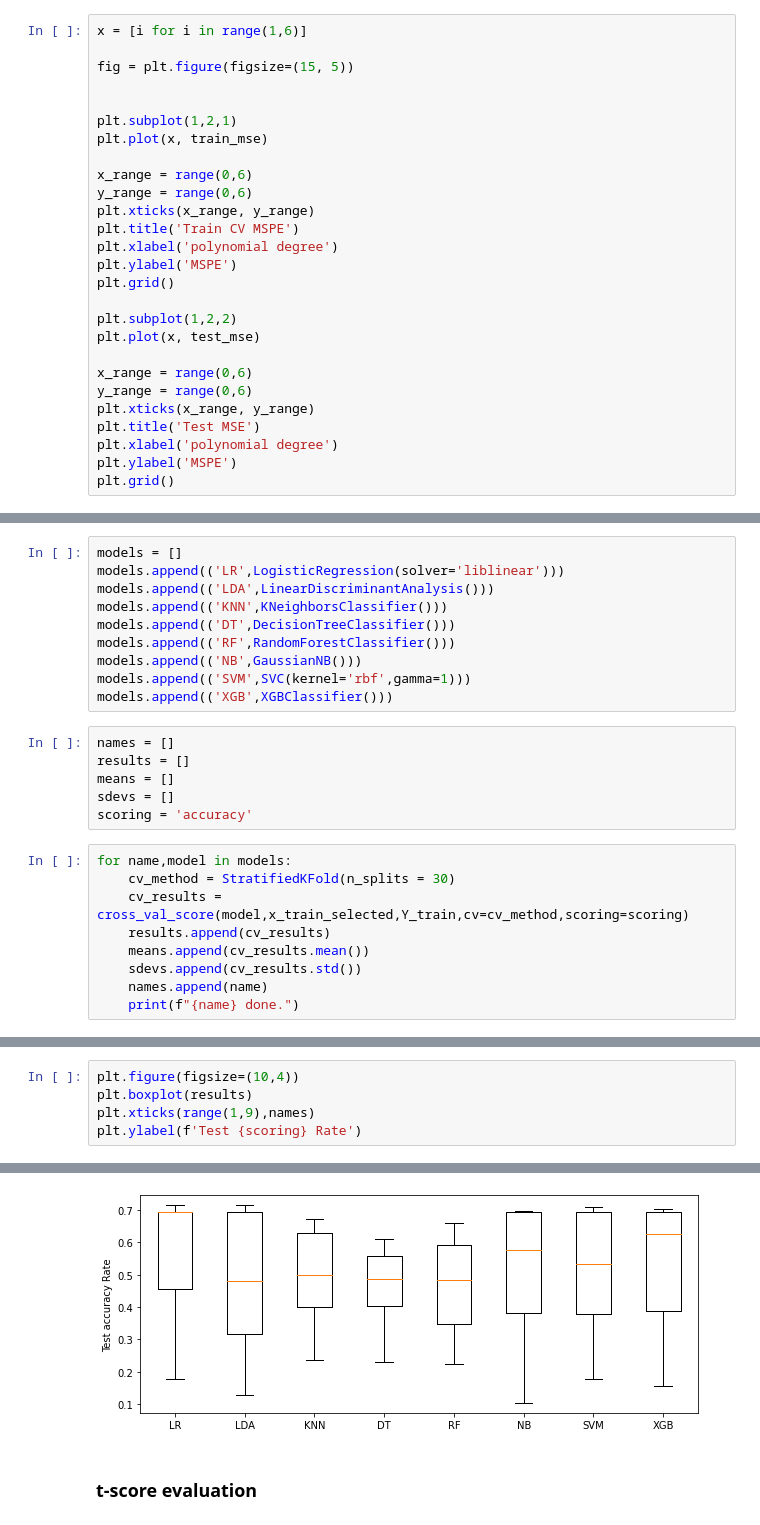
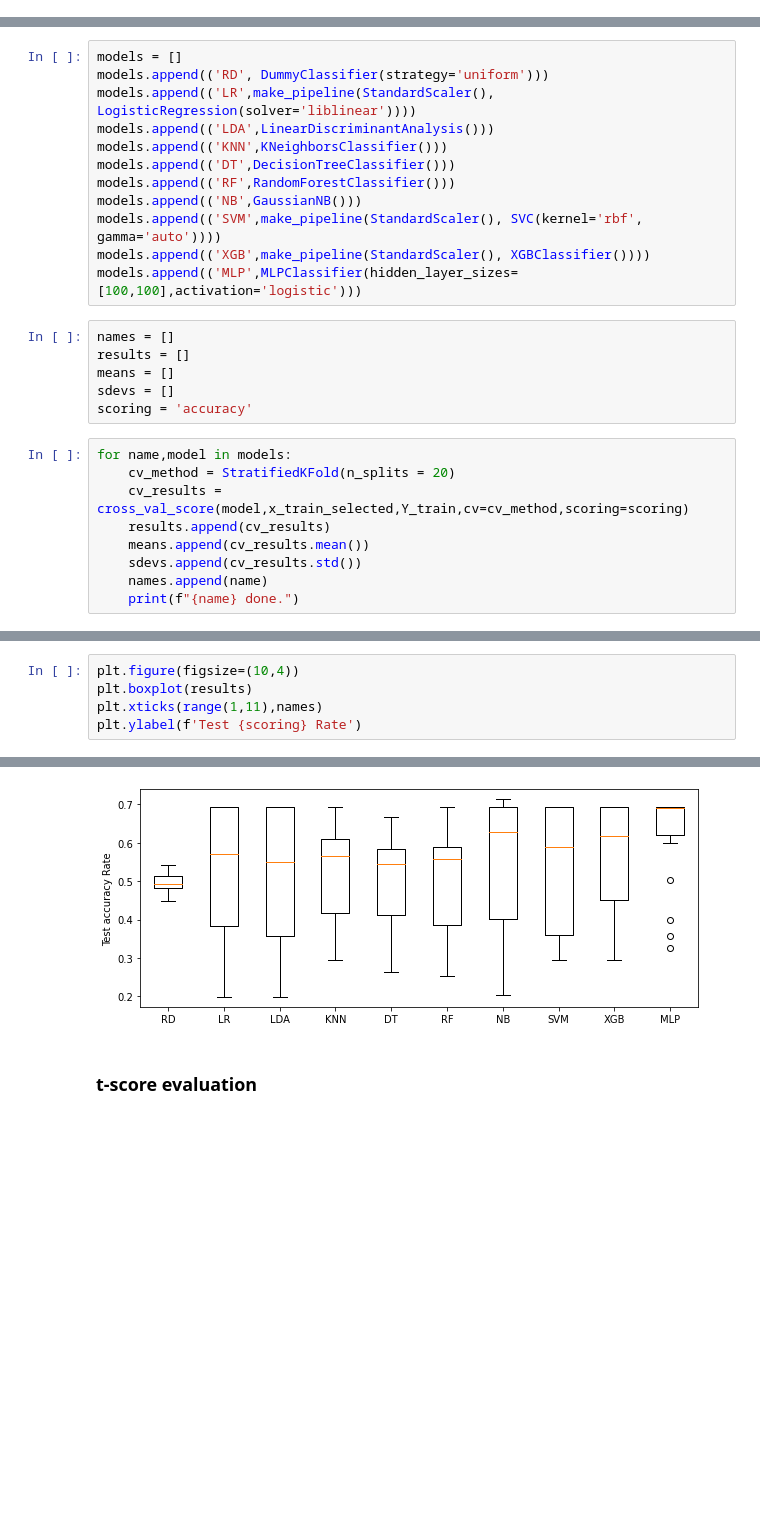
Before and after one commit to k11tqa25/nlp_based_recommender, a Jupyter notebook: neo4j.ipynb, the cells around one changed output, grey strips where cells are left out. Cells and saved outputs as stored; diff of their text form; blank space fills up the shorter version.

```diff
--- a/neo4j.ipynb
+++ b/neo4j.ipynb
@@ -602,30 +703,3 @@ MemoryError:
-# %%
-x = [i for i in range(1,6)]
-
-fig = plt.figure(figsize=(15, 5))
-
-
-plt.subplot(1,2,1)
-plt.plot(x, train_mse)
-
-x_range = range(0,6)
-y_range = range(0,6)
-plt.xticks(x_range, y_range)
-plt.title('Train CV MSPE')
-plt.xlabel('polynomial degree')
-plt.ylabel('MSPE')
-plt.grid()
-
-plt.subplot(1,2,2)
-plt.plot(x, test_mse)
-
-x_range = range(0,6)
-y_range = range(0,6)
-plt.xticks(x_range, y_range)
-plt.title('Test MSE')
-plt.xlabel('polynomial degree')
-plt.ylabel('MSPE')
-plt.grid()
 # %% [markdown]
 ### Classification
 # %% [markdown]
@@ -710,14 +784,16 @@ Using TensorFlow backend.
 #### Cross Vaidation
 # %%
 models = []
-models.append(('LR',LogisticRegression(solver='liblinear')))
+models.append(('RD', DummyClassifier(strategy='uniform')))
+models.append(('LR',make_pipeline(StandardScaler(), LogisticRegression(solver='liblinear'))))
 models.append(('LDA',LinearDiscriminantAnalysis()))
 models.append(('KNN',KNeighborsClassifier()))
 models.append(('DT',DecisionTreeClassifier()))
 models.append(('RF',RandomForestClassifier()))
 models.append(('NB',GaussianNB()))
-models.append(('SVM',SVC(kernel='rbf',gamma=1)))
-models.append(('XGB',XGBClassifier()))
+models.append(('SVM',make_pipeline(StandardScaler(), SVC(kernel='rbf', gamma='auto'))))
+models.append(('XGB',make_pipeline(StandardScaler(), XGBClassifier())))
+models.append(('MLP',MLPClassifier(hidden_layer_sizes=[100,100],activation='logistic')))
 # %%
 names = []
 results = []
@@ -726,7 +802,7 @@ sdevs = []
 scoring = 'accuracy'
 # %%
 for name,model in models:
-    cv_method = StratifiedKFold(n_splits = 30)
+    cv_method = StratifiedKFold(n_splits = 20)
     cv_results = cross_val_score(model,x_train_selected,Y_train,cv=cv_method,scoring=scoring)
     results.append(cv_results)
     means.append(cv_results.mean())
@@ -761,11 +841,11 @@ df1
 # %%
 plt.figure(figsize=(10,4))
 plt.boxplot(results)
-plt.xticks(range(1,9),names)
+plt.xticks(range(1,11),names)
 plt.ylabel(f'Test {scoring} Rate')
 # %% [output]
 Text(0, 0.5, 'Test accuracy Rate')
-[figure, old version]
+[figure, new version]
 # %% [markdown]
 ### t-score evaluation
 # %%
```
Also changed, not shown: parts of 90 cells of this notebook, 1 other file.
